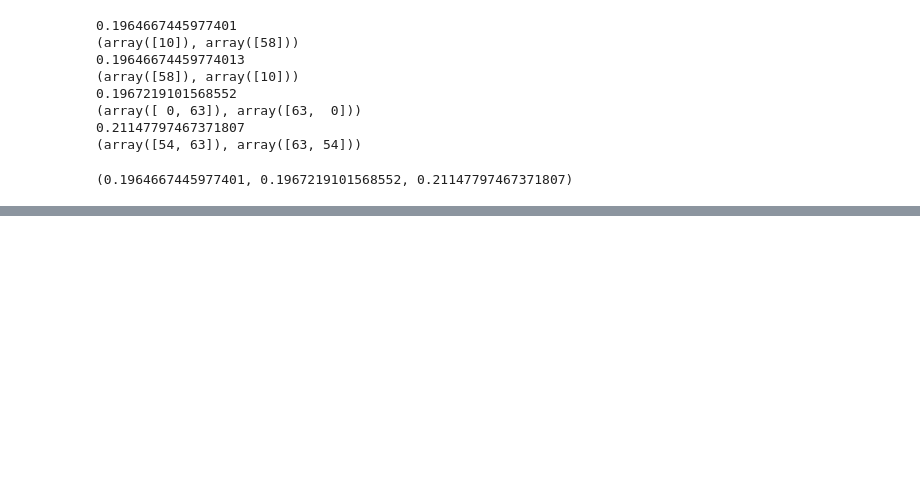
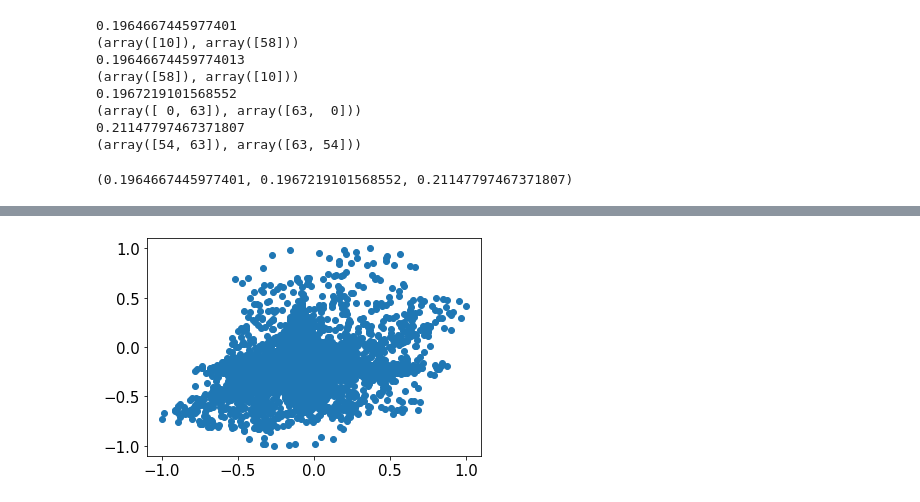
Before and after one commit to BariscanBozkurt/Biologically-Plausible-DetMaxNNs-for-Blind-Source-Separation, a Jupyter notebook: NumericalExperiments/SoundSeparation/Untitled.ipynb, the cells around one changed output, grey strips where cells are left out. Cells and saved outputs as stored; diff of their text form; code cells hidden in the pictures; blank space fills up the shorter version.

```diff
--- a/NumericalExperiments/SoundSeparation/Untitled.ipynb
+++ b/NumericalExperiments/SoundSeparation/Untitled.ipynb
@@ -126,0 +147,5 @@ Input SNR is : 29.993154276076787
+# %%
+plt.scatter(S[0,:], S[1,:])
+plt.show()
+# %% [output]
+[figure, added]
```
Also changed, not shown: parts of 18 cells of this notebook, 2 other files.
